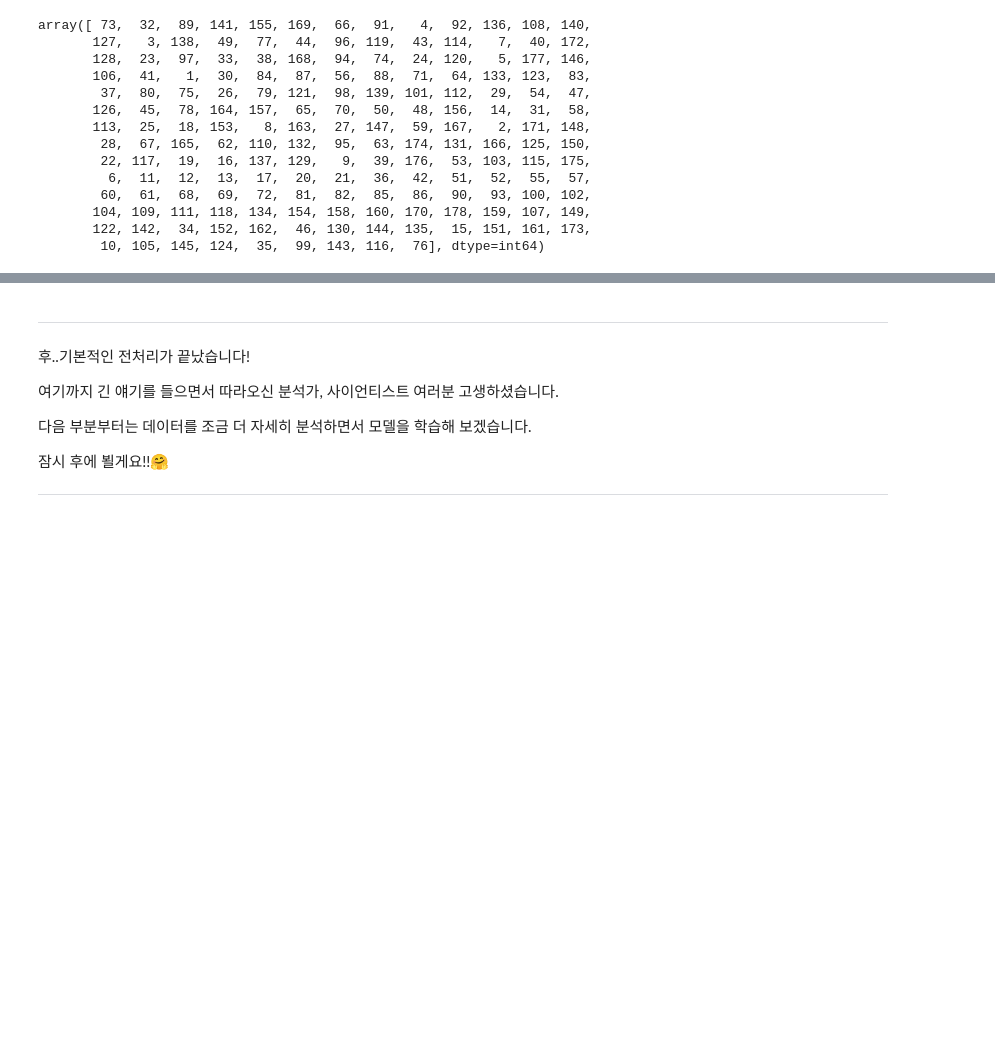
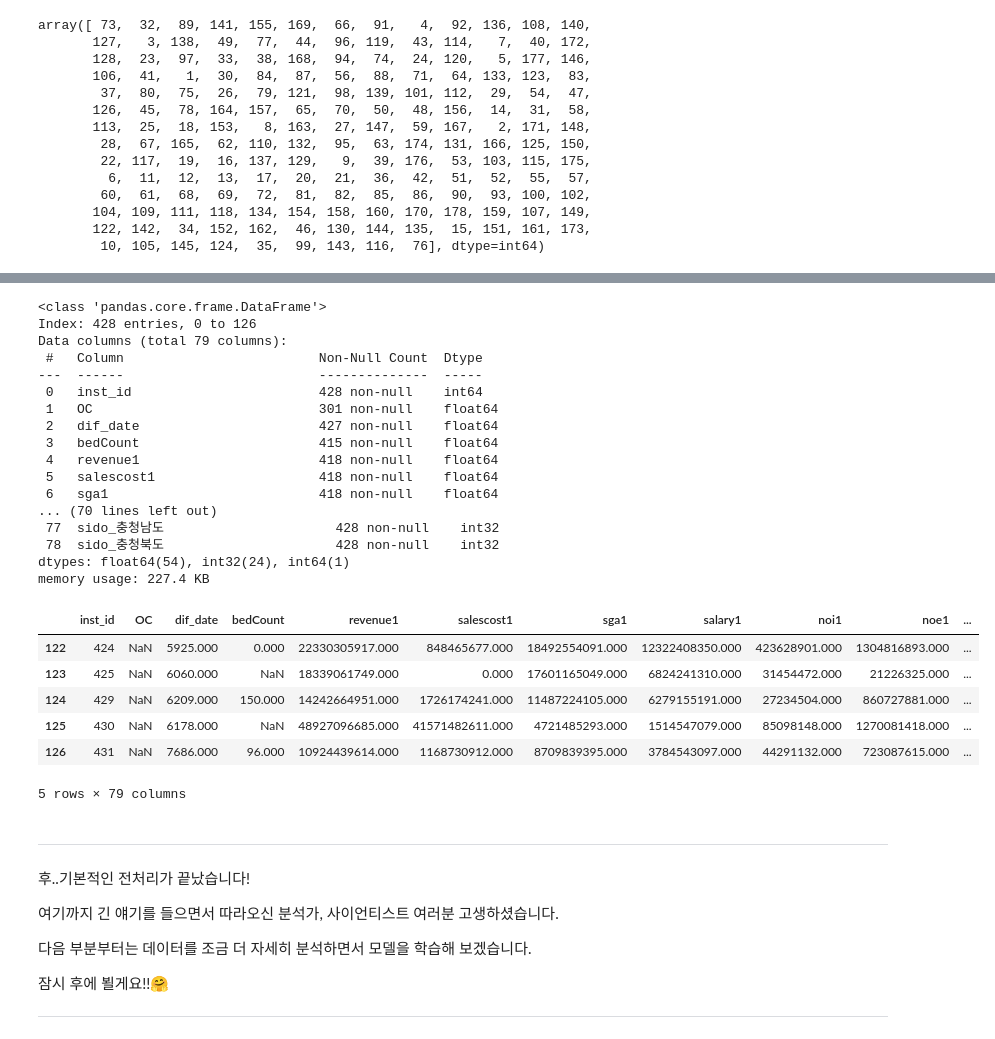
Before and after one commit to nyeokinyeoki/Gym_zalabim, a Jupyter notebook: ipynb/hospital.ipynb, the cells around one changed output, grey strips where cells are left out. Saved outputs shown, nothing was run; the diff lists cells and outputs as text; code cells hidden in the pictures; blank space fills up the shorter version.

```diff
--- a/ipynb/hospital.ipynb
+++ b/ipynb/hospital.ipynb
@@ -662,7 +662,7 @@ inplace는 기본적으로 False이며, default 상태일 때 메서드를 실
 # %%
 # replace와 정규 표현식 사용
 for i in range(2) :
-    df_t["employee"+str(i+1)] = df_t["employee"+str(i+1)].str.replace(r"[^0-9.-]","", regex=True)
+    print(df_t["employee"+str(i+1)].str.replace(r"[^0-9.-]","", regex=True))
 
-df_t[["employee1", "employee2"]].head(20)
+# 저희는 이 방식을 사용하지 않았기에 print()만 해서 바뀌는 것을 보여주었습니다.
 # %% [output]
@@ -1203,7 +1203,33 @@ drop()으로 삭제해 줍시다.
 #### <span style="color:#99FFFF; background-color:#111111">예시 코드</span>
 # %%
 df_m.drop("sgg",axis=1,inplace=True)
-# df_m.info()
+df_m.info()
+df_m.tail()
+# %% [output]
+<class 'pandas.core.frame.DataFrame'>
+Index: 428 entries, 0 to 126
+Data columns (total 79 columns):
+ #   Column                         Non-Null Count  Dtype
+---  ------                         --------------  -----
+ 0   inst_id                        428 non-null    int64
+ 1   OC                             301 non-null    float64
+ 2   dif_date                       427 non-null    float64
+ 3   bedCount                       415 non-null    float64
+ 4   revenue1                       418 non-null    float64
+ 5   salescost1                     418 non-null    float64
+ 6   sga1                           418 non-null    float64
+... (70 lines left out)
+ 77  sido_충청남도                      428 non-null    int32
+ 78  sido_충청북도                      428 non-null    int32
+dtypes: float64(54), int32(24), int64(1)
+memory usage: 227.4 KB
+|  | inst_id | OC | dif_date | bedCount | revenue1 | salescost1 | sga1 | salary1 | noi1 | noe1 | ... |
+| 122 | 424 | NaN | 5925.000 | 0.000 | 22330305917.000 | 848465677.000 | 18492554091.000 | 12322408350.000 | 423628901.000 | 1304816893.000 | ... |
+| 123 | 425 | NaN | 6060.000 | NaN | 18339061749.000 | 0.000 | 17601165049.000 | 6824241310.000 | 31454472.000 | 21226325.000 | ... |
+| 124 | 429 | NaN | 6209.000 | 150.000 | 14242664951.000 | 1726174241.000 | 11487224105.000 | 6279155191.000 | 27234504.000 | 860727881.000 | ... |
+| 125 | 430 | NaN | 6178.000 | NaN | 48927096685.000 | 41571482611.000 | 4721485293.000 | 1514547079.000 | 85098148.000 | 1270081418.000 | ... |
+| 126 | 431 | NaN | 7686.000 | 96.000 | 10924439614.000 | 1168730912.000 | 8709839395.000 | 3784543097.000 | 44291132.000 | 723087615.000 | ... |
+5 rows × 79 columns
 # %% [markdown]
 ***
 후..기본적인 전처리가 끝났습니다!
```
Also changed, not shown: parts of 1 cell of this notebook.
